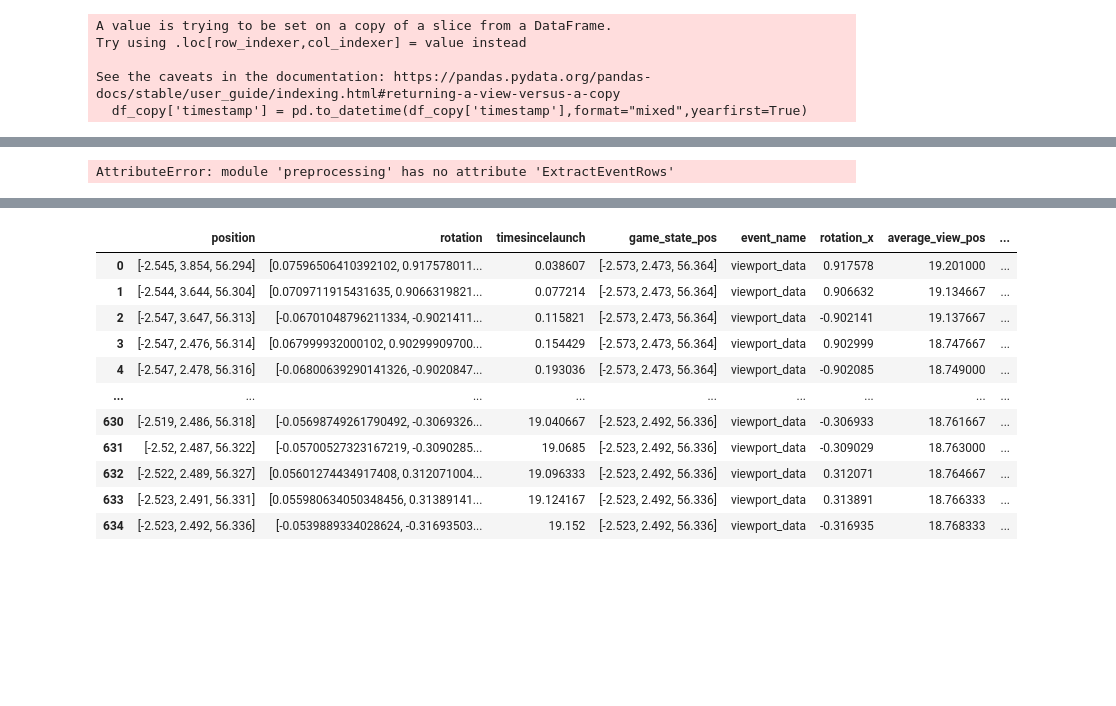
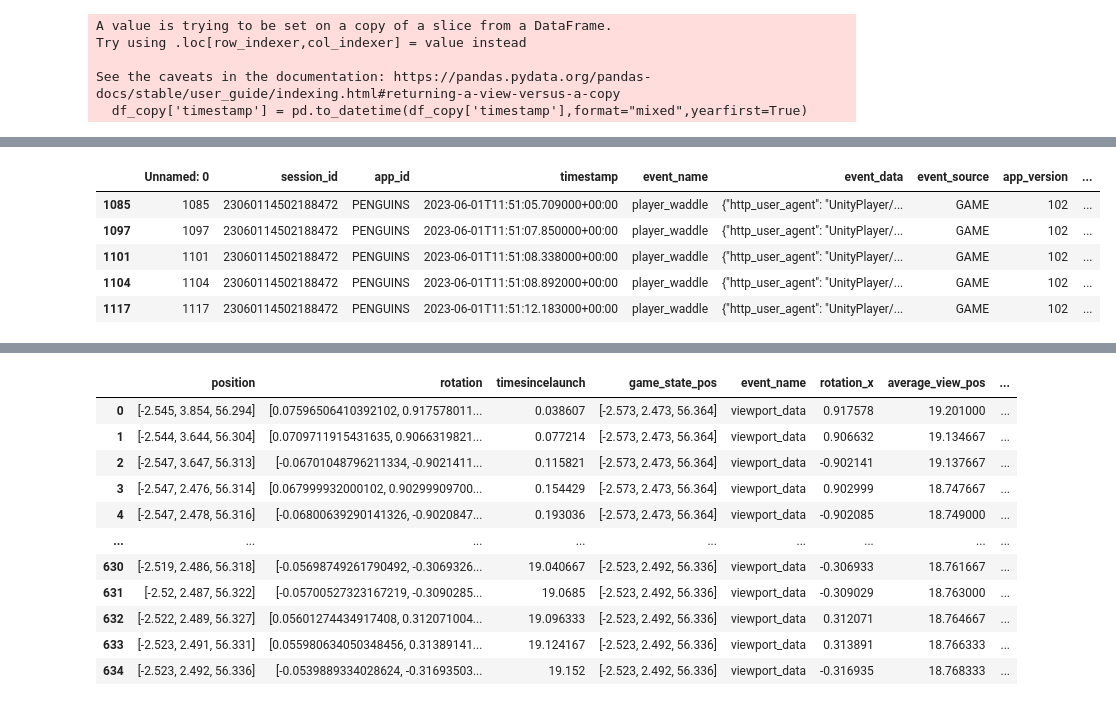
Before and after one commit to opengamedata/OGDUtils, a Jupyter notebook: src/OGDUtils/VRTeX/process.ipynb, the cells around one changed output, grey strips where cells are left out. Saved outputs shown, nothing was run; the diff lists cells and outputs as text; code cells hidden in the pictures; blank space fills up the shorter version.

```diff
--- a/src/OGDUtils/VRTeX/process.ipynb
+++ b/src/OGDUtils/VRTeX/process.ipynb
@@ -33,10 +33,15 @@ lft_hand_package_lst.head()
 | 3 | 23060111411894318 | 2023-06-01 16:41:20.424000+00:00 | left_hand_data | [{'pos': [-2.45, 3.876, 56.373], ... | {'posX': -2.573, 'posY': 2.473, '... | 0.154429 | 1 | ... |
 | 4 | 23060111411894318 | 2023-06-01 16:41:20.424000+00:00 | left_hand_data | [{'pos': [-2.45, 3.876, 56.373], ... | {'posX': -2.573, 'posY': 2.473, '... | 0.193036 | 1 | ... |
 # %%
-waddle_lst = preprocessing.ExtractEventRows("player_waddle")
+waddle_lst = preprocessing.ExtractEventRows(df,"player_waddle")
 waddle_lst.head()
 # %% [output]
-AttributeError: module 'preprocessing' has no attribute 'ExtractEventRows'
+|  | Unnamed: 0 | session_id | app_id | timestamp | event_name | event_data | event_source | app_version | ... |
+| 1085 | 1085 | 23060114502188472 | PENGUINS | 2023-06-01T11:51:05.709000+00:00 | player_waddle | {"http_user_agent": "UnityPlayer/... | GAME | 102 | ... |
+| 1097 | 1097 | 23060114502188472 | PENGUINS | 2023-06-01T11:51:07.850000+00:00 | player_waddle | {"http_user_agent": "UnityPlayer/... | GAME | 102 | ... |
+| 1101 | 1101 | 23060114502188472 | PENGUINS | 2023-06-01T11:51:08.338000+00:00 | player_waddle | {"http_user_agent": "UnityPlayer/... | GAME | 102 | ... |
+| 1104 | 1104 | 23060114502188472 | PENGUINS | 2023-06-01T11:51:08.892000+00:00 | player_waddle | {"http_user_agent": "UnityPlayer/... | GAME | 102 | ... |
+| 1117 | 1117 | 23060114502188472 | PENGUINS | 2023-06-01T11:51:12.183000+00:00 | player_waddle | {"http_user_agent": "UnityPlayer/... | GAME | 102 | ... |
 # %%
 gaze_package_lst_splt = preprocessing.SplitDataframeByPlayerID(gaze_package_lst)
 lft_hand_package_lst_splt = preprocessing.SplitDataframeByPlayerID(lft_hand_package_lst)
```
Also changed, not shown: parts of 4 cells of this notebook, 1 other file.
